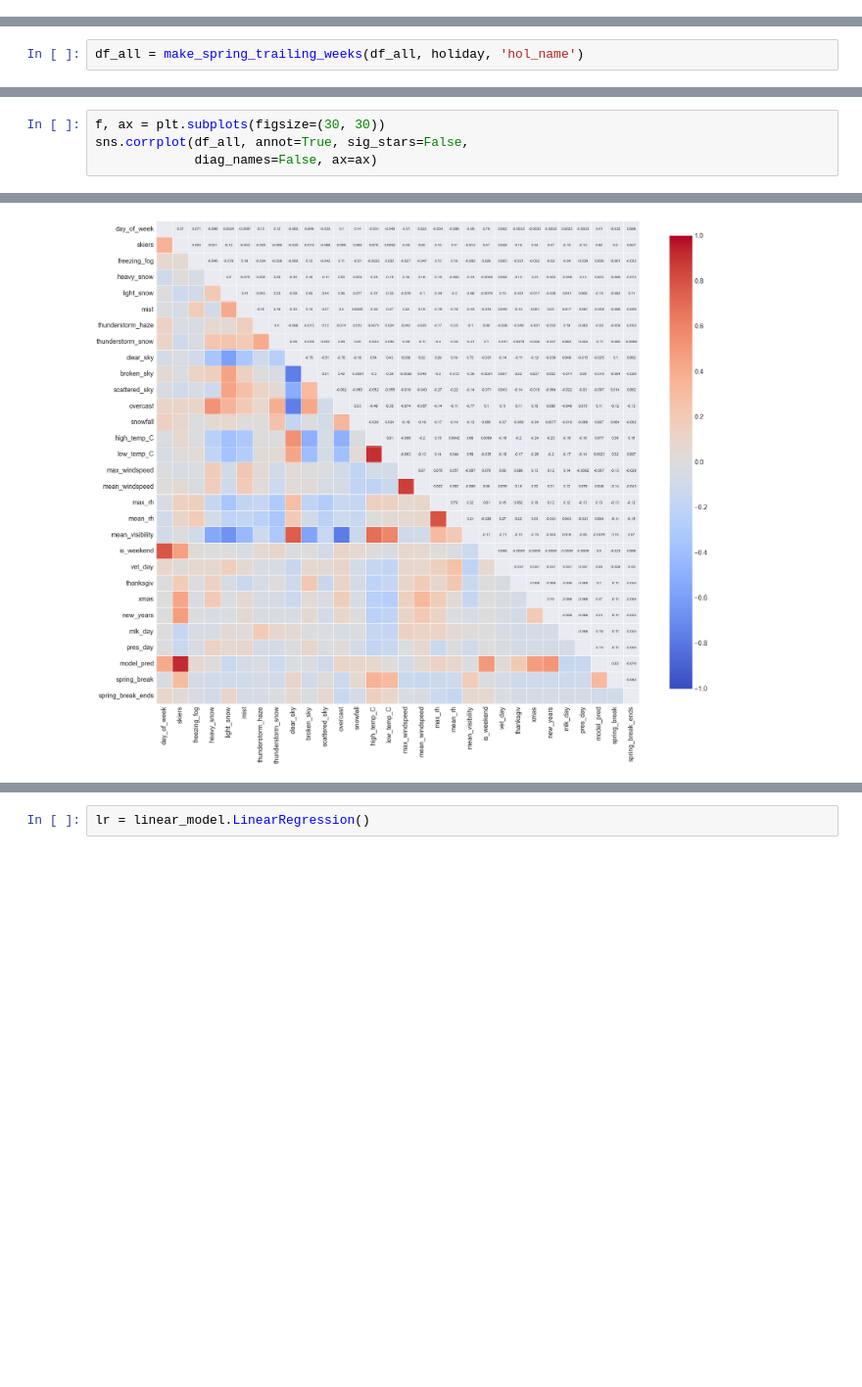
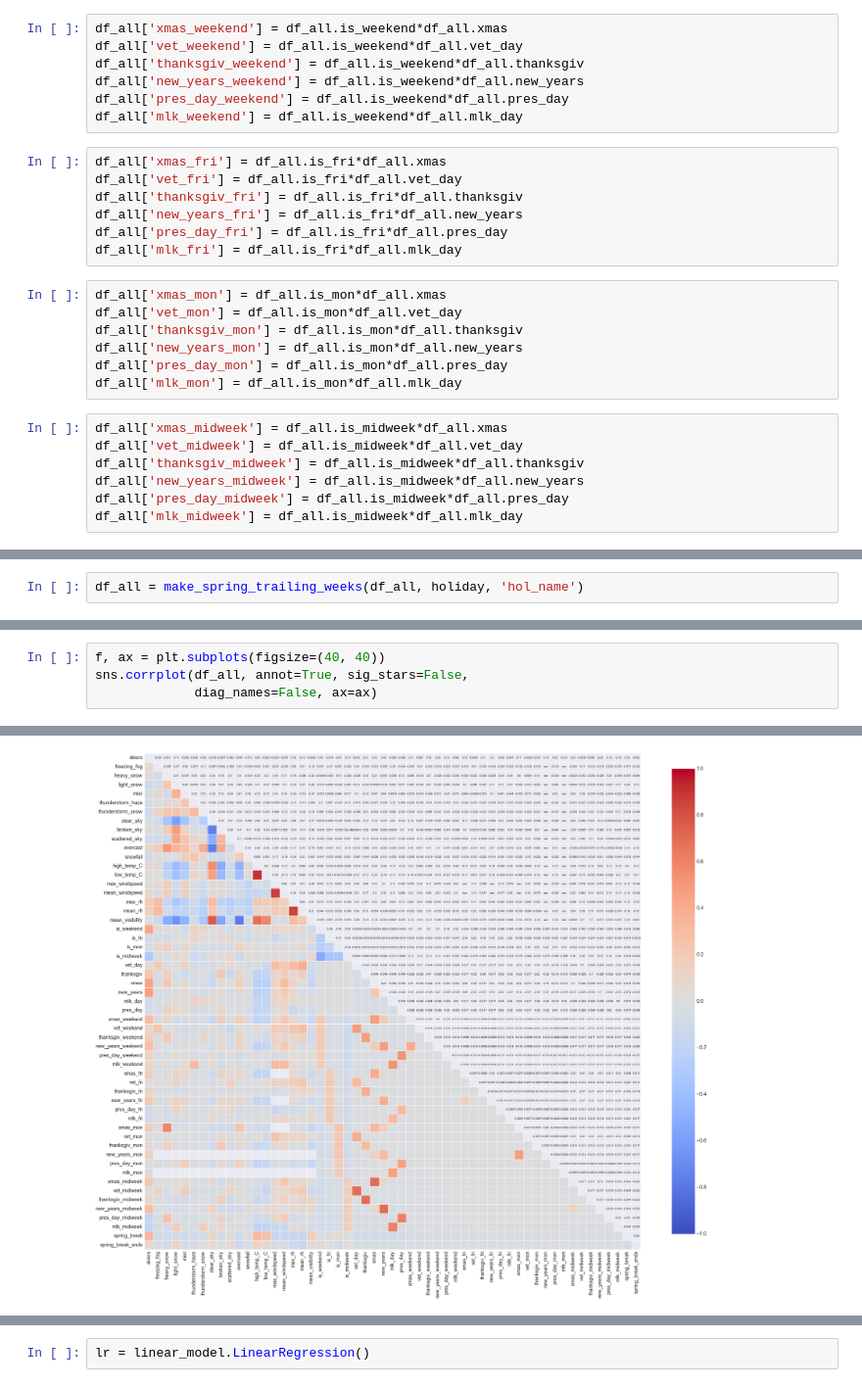
Before and after one commit to balmandhunter/ski_in_solitude, a Jupyter notebook: crowd_model.ipynb, the cells around one changed output, grey strips where cells are left out. Shown at 98% size. Cells and saved outputs as stored; diff of their text form; blank space fills up the shorter version.

Commit message:
playing with plot data

```diff
--- a/crowd_model.ipynb
+++ b/crowd_model.ipynb
@@ -157,0 +162,28 @@ datetime.date(2014, 3, 8)
+# %%
+df_all['xmas_weekend'] = df_all.is_weekend*df_all.xmas
+df_all['vet_weekend'] = df_all.is_weekend*df_all.vet_day
+df_all['thanksgiv_weekend'] = df_all.is_weekend*df_all.thanksgiv
+df_all['new_years_weekend'] = df_all.is_weekend*df_all.new_years
+df_all['pres_day_weekend'] = df_all.is_weekend*df_all.pres_day
+df_all['mlk_weekend'] = df_all.is_weekend*df_all.mlk_day
+# %%
+df_all['xmas_fri'] = df_all.is_fri*df_all.xmas
+df_all['vet_fri'] = df_all.is_fri*df_all.vet_day
+df_all['thanksgiv_fri'] = df_all.is_fri*df_all.thanksgiv
+df_all['new_years_fri'] = df_all.is_fri*df_all.new_years
+df_all['pres_day_fri'] = df_all.is_fri*df_all.pres_day
+df_all['mlk_fri'] = df_all.is_fri*df_all.mlk_day
+# %%
+df_all['xmas_mon'] = df_all.is_mon*df_all.xmas
+df_all['vet_mon'] = df_all.is_mon*df_all.vet_day
+df_all['thanksgiv_mon'] = df_all.is_mon*df_all.thanksgiv
+df_all['new_years_mon'] = df_all.is_mon*df_all.new_years
+df_all['pres_day_mon'] = df_all.is_mon*df_all.pres_day
+df_all['mlk_mon'] = df_all.is_mon*df_all.mlk_day
+# %%
+df_all['xmas_midweek'] = df_all.is_midweek*df_all.xmas
+df_all['vet_midweek'] = df_all.is_midweek*df_all.vet_day
+df_all['thanksgiv_midweek'] = df_all.is_midweek*df_all.thanksgiv
+df_all['new_years_midweek'] = df_all.is_midweek*df_all.new_years
+df_all['pres_day_midweek'] = df_all.is_midweek*df_all.pres_day
+df_all['mlk_midweek'] = df_all.is_midweek*df_all.mlk_day
@@ -206,7 +220,7 @@ df_all = make_holiday_column(df_all, pres_day, 'pres_day')
 # %%
-f, ax = plt.subplots(figsize=(30, 30))
+f, ax = plt.subplots(figsize=(40, 40))
 sns.corrplot(df_all, annot=True, sig_stars=False,
              diag_names=False, ax=ax)
 # %% [output]
 <matplotlib.axes._subplots.AxesSubplot at 0x...>
-[figure, old version]
+[figure, new version]
```
Also changed, not shown: parts of 55 cells of this notebook, 3 other files.
